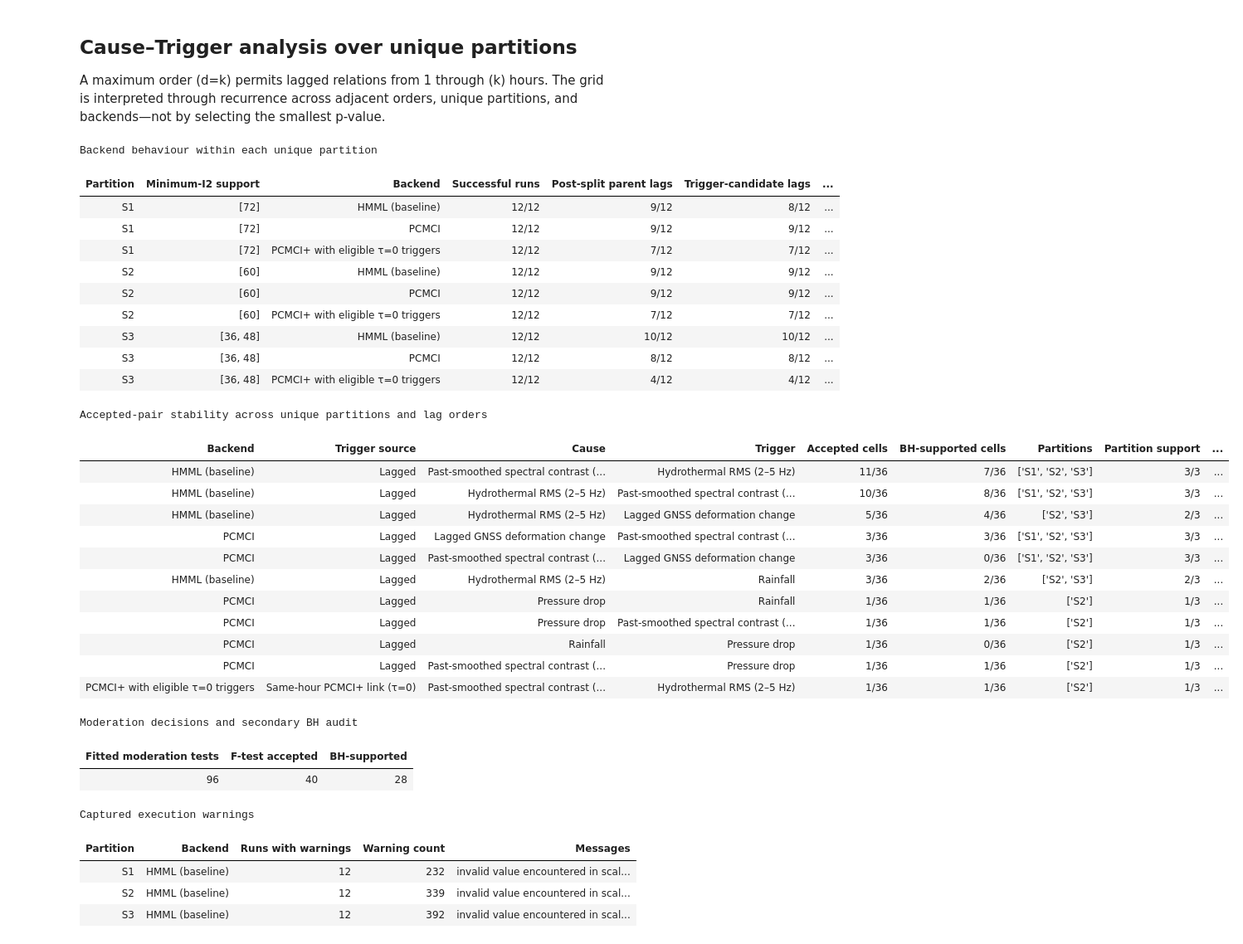
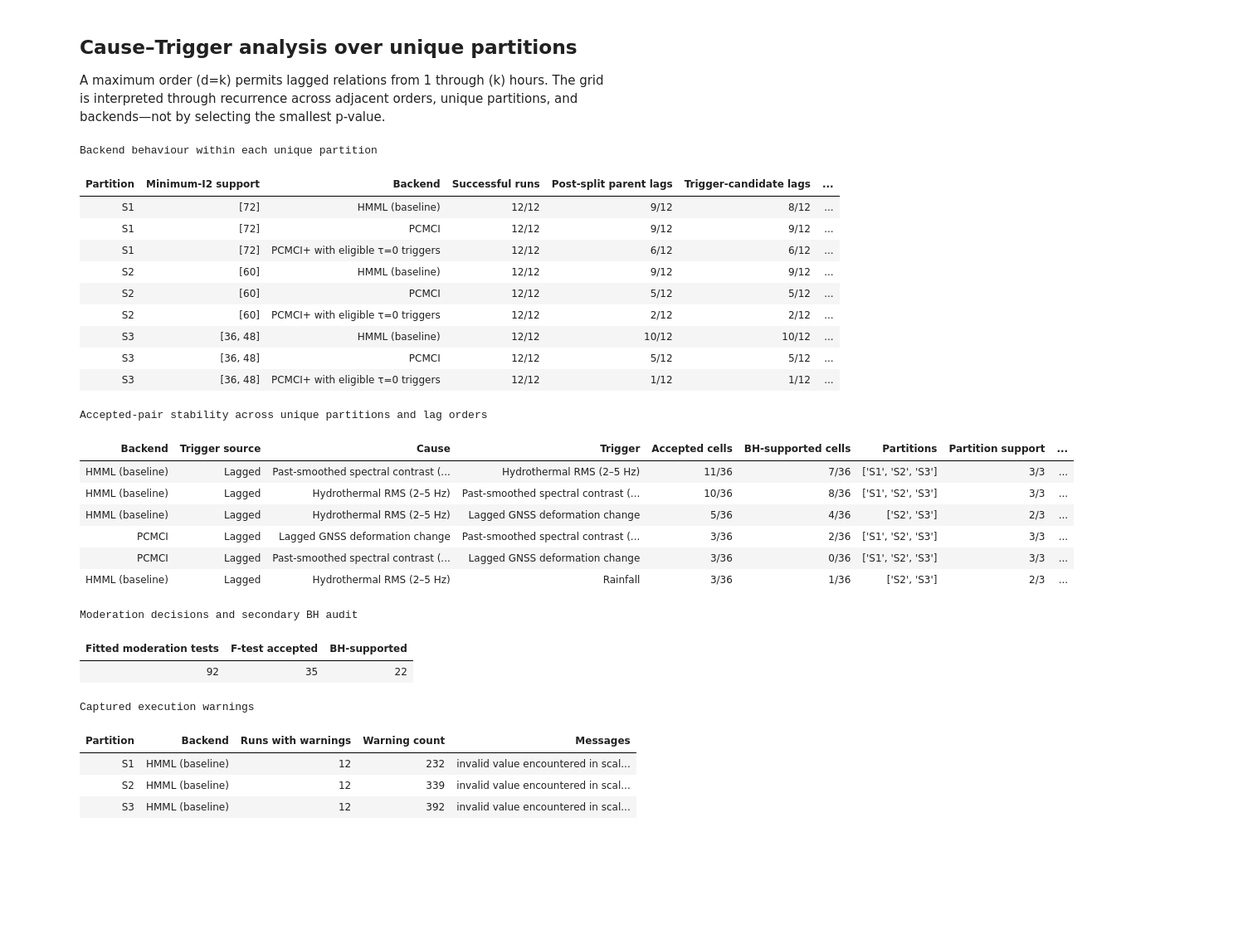
Before and after one commit to alectois/Distinguishing-Causes-and-Triggers-in-Volcanic-and-Seismic-Processes, a Jupyter notebook: notebooks/whakaari_cause_trigger.ipynb, the cells around one changed output. Shown at 83% size. Drawn from its saved outputs; the diff is of its cells as text; code cells hidden in the pictures; blank space fills up the shorter version.

```diff
--- a/notebooks/whakaari_cause_trigger.ipynb
+++ b/notebooks/whakaari_cause_trigger.ipynb
@@ -29,7 +29,6 @@ if str(SRC_DIR) not in sys.path:
 from cause_trigger_reporting import (
     automatic_lag_outcome_table,
     backend_split_summary,
-    delayed_lag_correlation,
     export_audit_csvs,
     multiplicity_audit_summary,
     pair_split_lag_summary,
@@ -37,7 +36,6 @@ from cause_trigger_reporting import (
     run_unique_split_grid,
     show_table,
     split_display_table,
-    top_delayed_lags,
     warning_summary,
 )
 from cause_trigger_workflow import (
@@ -73,7 +71,8 @@ MIN_I2_GRID = (36, 48, 60, 72)
 LAG_GRID = tuple(range(1, 13))
 
 ALPHA = 0.05
-PCMCI_PC_ALPHA = 0.05
+PCMCI_PC_ALPHA = 0.2
+PCMCI_PLUS_PC_ALPHA = 0.01
 PCMCI_ALPHA_LEVEL = 0.05
 PCMCI_FDR_METHOD = "fdr_bh"
 COND_IND_TEST = "robust_parcorr"
@@ -96,6 +95,7 @@ analysis = prepare_case_analysis(
     lag_grid=LAG_GRID,
     alpha=ALPHA,
     pcmci_pc_alpha=PCMCI_PC_ALPHA,
+    pcmci_plus_pc_alpha=PCMCI_PLUS_PC_ALPHA,
     pcmci_alpha_level=PCMCI_ALPHA_LEVEL,
     pcmci_fdr_method=PCMCI_FDR_METHOD,
     cond_ind_test=COND_IND_TEST,
@@ -163,7 +164,13 @@ experiment_grid, all_diagnostics = run_unique_split_grid(
         "case_pre_days": CASE_PRE_DAYS,
         "case_post_days": CASE_POST_DAYS,
         "reference_days": REFERENCE_DAYS,
-    },
+        "alpha": ALPHA,
+        "pcmci_pc_alpha": PCMCI_PC_ALPHA,
+        "pcmci_plus_pc_alpha": PCMCI_PLUS_PC_ALPHA,
+        "pcmci_alpha_level": PCMCI_ALPHA_LEVEL,
+        "pcmci_fdr_method": PCMCI_FDR_METHOD,
+        "conditional_independence_test": COND_IND_TEST,
+    }
 )
 
 expected_rows = (
@@ -193,49 +200,44 @@ show_table(backend_summary, "Backend behaviour within each unique partition")
 show_table(pair_summary, "Accepted-pair stability across unique partitions and lag orders")
 show_table(
     multiplicity_audit_summary(all_diagnostics),
     "Moderation decisions and secondary BH audit",
 )
 
 if not warning_table.empty:
     show_table(warning_table, "Captured execution warnings")
 
 errors = experiment_grid.loc[experiment_grid["error"].notna()]
 if not errors.empty:
     show_table(
         errors[["split_id", "backend", "lag", "error"]],
         "Execution errors",
     )
 
 if SHOW_FULL_GRID:
     show_table(experiment_grid.drop(columns="error"), "Complete unique-partition grid")
 # %% [output]
 Backend behaviour within each unique partition
 | Partition | Minimum-I2 support | Backend | Successful runs | Post-split parent lags | Trigger-candidate lags | ... |
 | S1 | [72] | HMML (baseline) | 12/12 | 9/12 | 8/12 | ... |
 | S1 | [72] | PCMCI | 12/12 | 9/12 | 9/12 | ... |
-| S1 | [72] | PCMCI+ with eligible τ=0 triggers | 12/12 | 7/12 | 7/12 | ... |
+| S1 | [72] | PCMCI+ with eligible τ=0 triggers | 12/12 | 6/12 | 6/12 | ... |
 | S2 | [60] | HMML (baseline) | 12/12 | 9/12 | 9/12 | ... |
-| S2 | [60] | PCMCI | 12/12 | 9/12 | 9/12 | ... |
-| S2 | [60] | PCMCI+ with eligible τ=0 triggers | 12/12 | 7/12 | 7/12 | ... |
+| S2 | [60] | PCMCI | 12/12 | 5/12 | 5/12 | ... |
+| S2 | [60] | PCMCI+ with eligible τ=0 triggers | 12/12 | 2/12 | 2/12 | ... |
 | S3 | [36, 48] | HMML (baseline) | 12/12 | 10/12 | 10/12 | ... |
-| S3 | [36, 48] | PCMCI | 12/12 | 8/12 | 8/12 | ... |
-| S3 | [36, 48] | PCMCI+ with eligible τ=0 triggers | 12/12 | 4/12 | 4/12 | ... |
+| S3 | [36, 48] | PCMCI | 12/12 | 5/12 | 5/12 | ... |
+| S3 | [36, 48] | PCMCI+ with eligible τ=0 triggers | 12/12 | 1/12 | 1/12 | ... |
 Accepted-pair stability across unique partitions and lag orders
 | Backend | Trigger source | Cause | Trigger | Accepted cells | BH-supported cells | Partitions | Partition support | ... |
 | HMML (baseline) | Lagged | Past-smoothed spectral contrast (... | Hydrothermal RMS (2–5 Hz) | 11/36 | 7/36 | ['S1', 'S2', 'S3'] | 3/3 | ... |
 | HMML (baseline) | Lagged | Hydrothermal RMS (2–5 Hz) | Past-smoothed spectral contrast (... | 10/36 | 8/36 | ['S1', 'S2', 'S3'] | 3/3 | ... |
 | HMML (baseline) | Lagged | Hydrothermal RMS (2–5 Hz) | Lagged GNSS deformation change | 5/36 | 4/36 | ['S2', 'S3'] | 2/3 | ... |
-| PCMCI | Lagged | Lagged GNSS deformation change | Past-smoothed spectral contrast (... | 3/36 | 3/36 | ['S1', 'S2', 'S3'] | 3/3 | ... |
+| PCMCI | Lagged | Lagged GNSS deformation change | Past-smoothed spectral contrast (... | 3/36 | 2/36 | ['S1', 'S2', 'S3'] | 3/3 | ... |
 | PCMCI | Lagged | Past-smoothed spectral contrast (... | Lagged GNSS deformation change | 3/36 | 0/36 | ['S1', 'S2', 'S3'] | 3/3 | ... |
-| HMML (baseline) | Lagged | Hydrothermal RMS (2–5 Hz) | Rainfall | 3/36 | 2/36 | ['S2', 'S3'] | 2/3 | ... |
-| PCMCI | Lagged | Pressure drop | Rainfall | 1/36 | 1/36 | ['S2'] | 1/3 | ... |
-| PCMCI | Lagged | Pressure drop | Past-smoothed spectral contrast (... | 1/36 | 1/36 | ['S2'] | 1/3 | ... |
-| PCMCI | Lagged | Rainfall | Pressure drop | 1/36 | 0/36 | ['S2'] | 1/3 | ... |
-| PCMCI | Lagged | Past-smoothed spectral contrast (... | Pressure drop | 1/36 | 1/36 | ['S2'] | 1/3 | ... |
-| PCMCI+ with eligible τ=0 triggers | Same-hour PCMCI+ link (τ=0) | Past-smoothed spectral contrast (... | Hydrothermal RMS (2–5 Hz) | 1/36 | 1/36 | ['S2'] | 1/3 | ... |
+| HMML (baseline) | Lagged | Hydrothermal RMS (2–5 Hz) | Rainfall | 3/36 | 1/36 | ['S2', 'S3'] | 2/3 | ... |
 Moderation decisions and secondary BH audit
 | Fitted moderation tests | F-test accepted | BH-supported |
-| 96 | 40 | 28 |
+| 92 | 35 | 22 |
 Captured execution warnings
 | Partition | Backend | Runs with warnings | Warning count | Messages |
 | S1 | HMML (baseline) | 12 | 232 | invalid value encountered in scal... |
```
Also changed, not shown: parts of 3 cells of this notebook, 13 other files.
